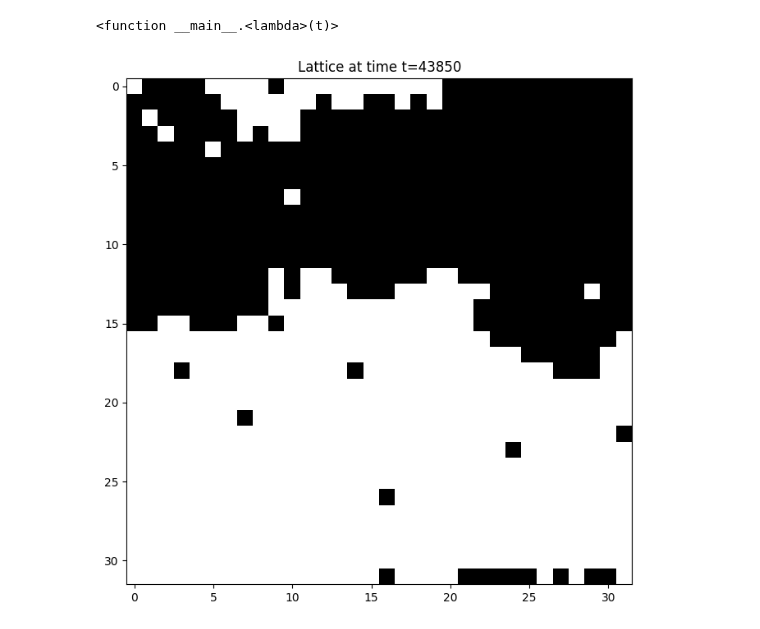
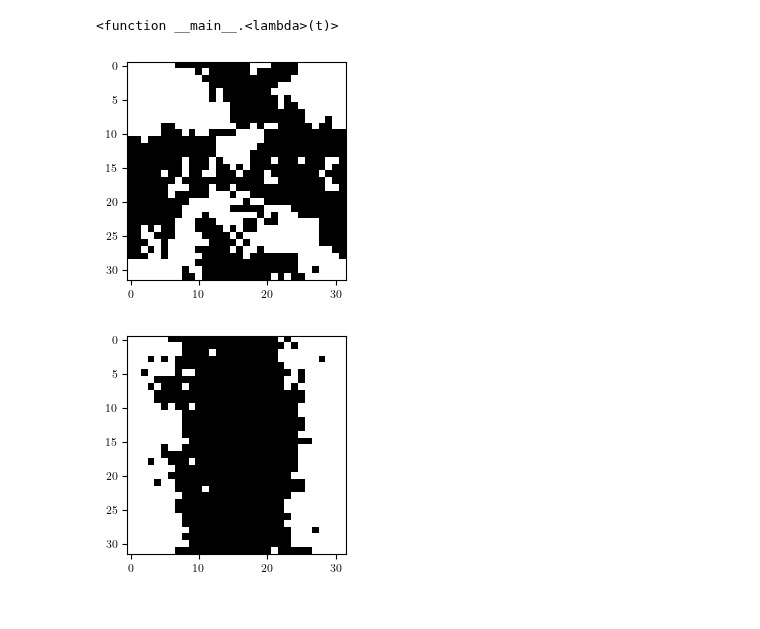
Before and after one commit to eghirardo/ising-markets, a Jupyter notebook: Code/Bornholdt.ipynb, the cells around one changed output. Saved outputs shown, nothing was run; the diff lists cells and outputs as text; code cells hidden in the pictures.

```diff
--- a/Code/Bornholdt.ipynb
+++ b/Code/Bornholdt.ipynb
@@ -248,10 +269,19 @@ interact(lambda t: plot_lattice(model, indices[t]), t=IntSlider(min=0, max=len(i
 # %% [output]
 interactive(children=(IntSlider(value=0, description='t', max=3302), Output()), _dom_classes=('widget-interact…
 <function __main__.<lambda>(t)>
-# %%
-model.plot_lattice(t=43850)
-# %% [output]
-[figure, removed]
+# %%
+t = 129722
+plt.figure(figsize=set_size(fraction=0.45, ratio=1))
+plt.imshow(model.spin_series[t].reshape(32, 32), cmap='binary', interpolation='none')
+plt.savefig(os.path.join(image_path, 'lattices', 'same_magnetization', f'{t}.pdf'), bbox_inches='tight')
+
+t = 130293
+plt.figure(figsize=set_size(fraction=0.45, ratio=1))
+plt.imshow(model.spin_series[t].reshape(32, 32), cmap='binary', interpolation='none')
+plt.savefig(os.path.join(image_path, 'lattices', 'same_magnetization', f'{t}.pdf'), bbox_inches='tight')
+# %% [output]
+[figure, added]
+[figure, added]
 # %%
 start = 129500
 end = 130500
```
Also changed, not shown: parts of 7 cells of this notebook, 25 other files.
